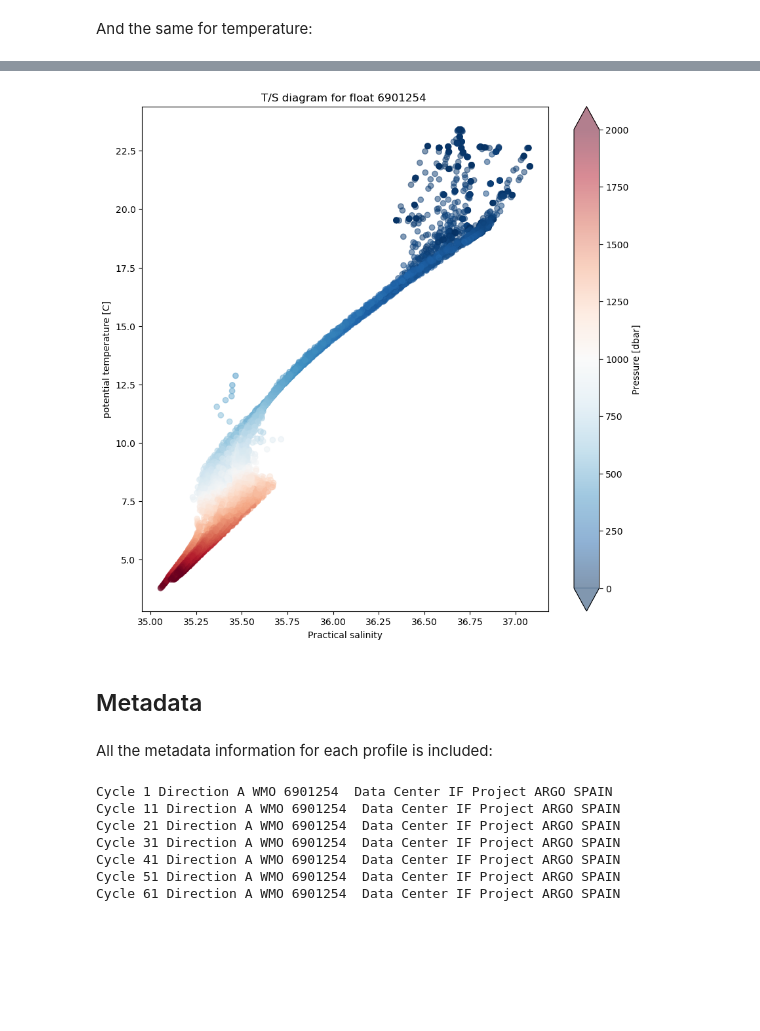
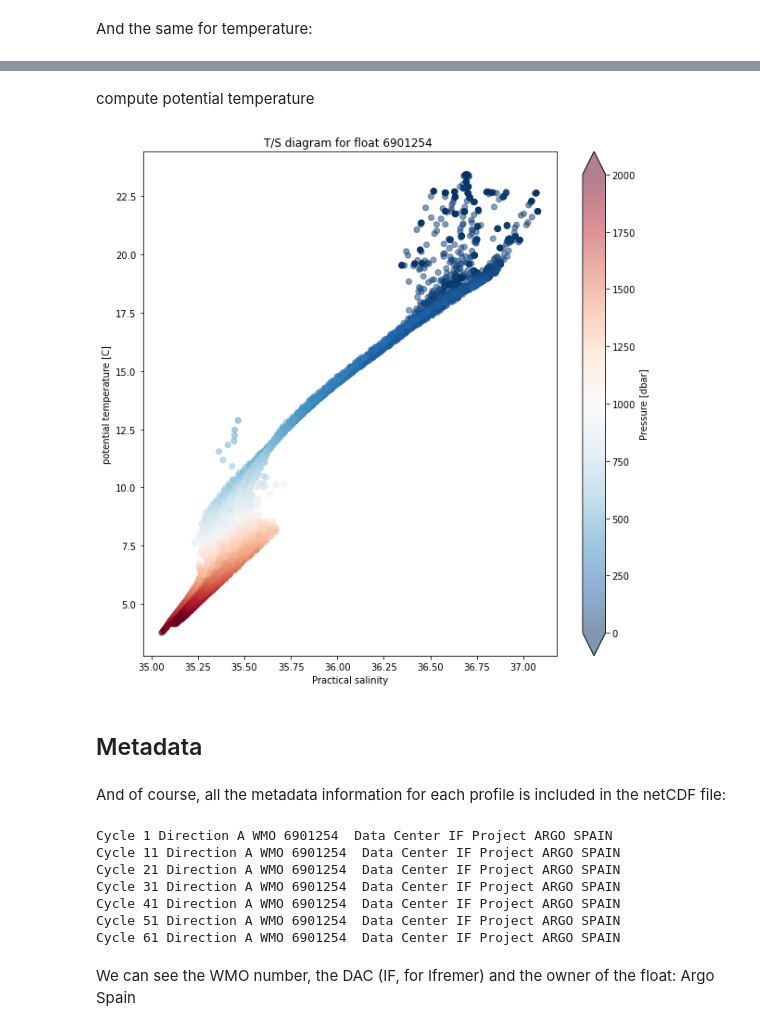
Before and after one commit to euroargodev/argoonlineschool, a Jupyter notebook: _sources/Lessons/L03_UsingArgoData/Chapter22_ArgoDatabyFloat_Prof.ipynb, the cells around one changed output, grey strips where cells are left out. Cells and saved outputs as stored; diff of their text form; code cells hidden in the pictures; blank space fills up the shorter version.

```diff
--- a/_sources/Lessons/L03_UsingArgoData/Chapter22_ArgoDatabyFloat_Prof.ipynb
+++ b/_sources/Lessons/L03_UsingArgoData/Chapter22_ArgoDatabyFloat_Prof.ipynb
@@ -135,0 +155,2 @@ or a TS diagram using the hydrographic data in `TEMP` and `PSAl`
+# %% [markdown]
+compute potential temperature
@@ -136,33 +159,17 @@ or a TS diagram using the hydrographic data in `TEMP` and `PSAl`
 # %%
-import seawater as sw
-
-temp=prof.TEMP.values.flatten()
-psal=prof.PSAL.values.flatten()
-pres=prof.PRES.values.flatten()
-
-ptmp=sw.ptmp(psal, temp, pres, pr=0)
-
-t_bins = np.linspace(2, 25, 200)
-s_bins = np.linspace(35, 37.25, 200)
-
-hist, xedges, yedges = np.histogram2d(psal, ptmp, (s_bins, t_bins))
-xidx = np.clip(np.digitize(psal, xedges), 0, hist.shape[0]-1)
-yidx = np.clip(np.digitize(ptmp, yedges), 0, hist.shape[1]-1)
-c = pres ## hist[xidx, yidx]
-
 fig, ax = plt.subplots(figsize=(10,10))
 sc=ax.scatter(psal, ptmp, c=c,alpha=0.5, cmap="RdBu_r",vmin=0, vmax=2000)
 ax.set_title(f"T/S diagram for float {prof.PLATFORM_NUMBER[0].astype(str).values}")
 ax.set_ylabel("potential temperature [C]")
 ax.set_xlabel(f"{prof.PSAL.long_name}")
 cbar=fig.colorbar(sc,extend='both');
 cbar.set_label('Pressure [dbar]')
 # %% [output]
-[figure, old version]
+[figure, new version]
 # %% [markdown]
 ## Metadata
 # %% [markdown]
-All the metadata information for each profile is included:
+And of course, all the metadata information for each profile is included in the netCDF file:
 # %%
 for i1 in range(1,prof.sizes['N_PROF'],10):
     print(f"Cycle {prof.data_vars['CYCLE_NUMBER'].values.astype(int)[i1]}"
@@ -178,3 +185,5 @@ Cycle 31 Direction A WMO 6901254  Data Center IF Project ARGO SPAIN
 Cycle 41 Direction A WMO 6901254  Data Center IF Project ARGO SPAIN
 Cycle 51 Direction A WMO 6901254  Data Center IF Project ARGO SPAIN
 Cycle 61 Direction A WMO 6901254  Data Center IF Project ARGO SPAIN
+# %% [markdown]
+We can see the WMO number, the DAC (IF, for Ifremer) and the owner of the float: Argo Spain
```
Also changed, not shown: parts of 21 cells of this notebook, 32 other files.
